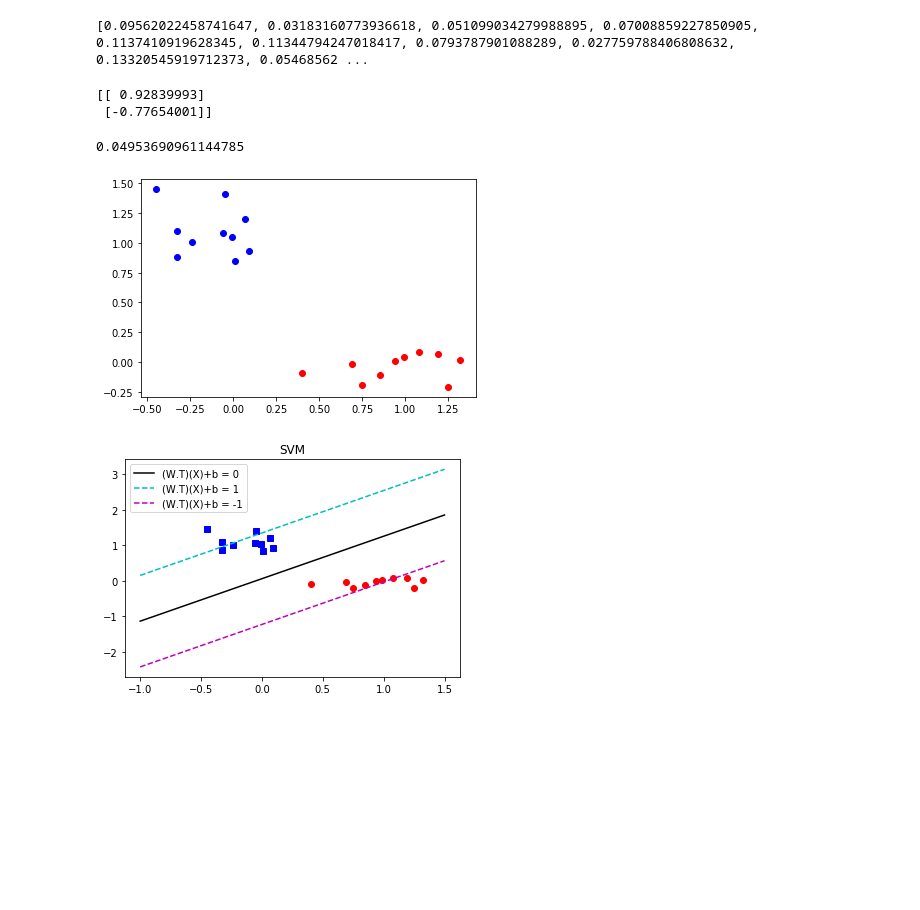
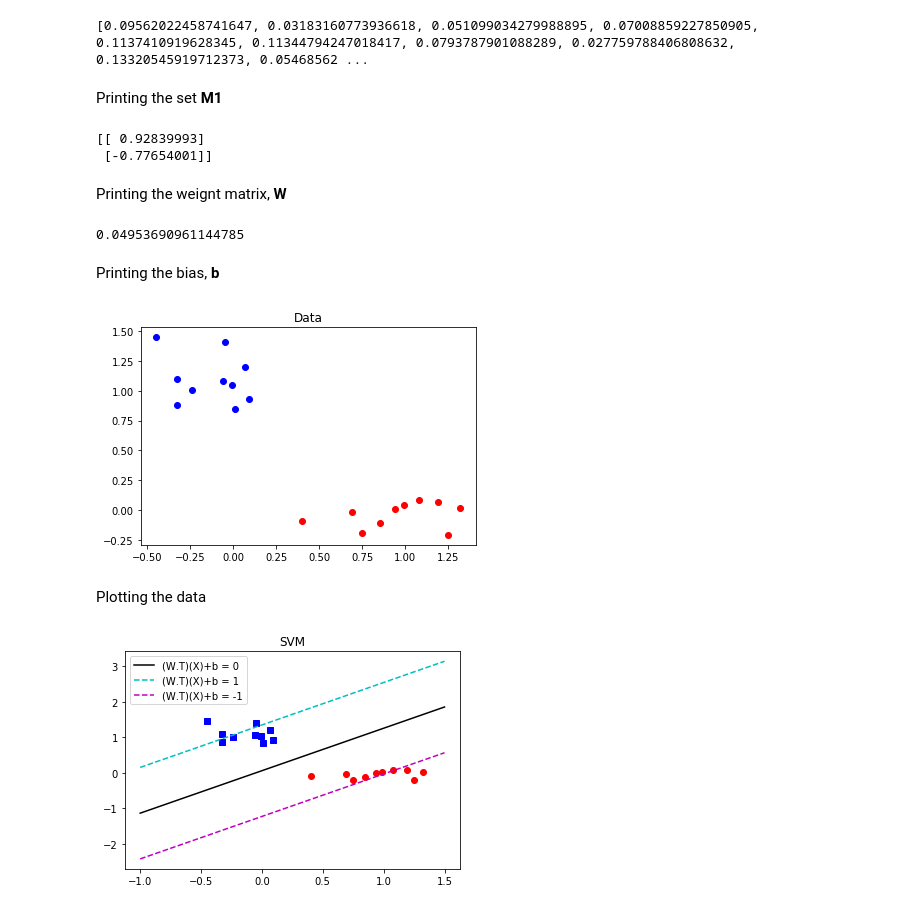
Before and after one commit to gnitish18/Pattern_Recognition-SVM, a Jupyter notebook: SourceCode.ipynb, the cells around one changed output. Drawn from its saved outputs; the diff is of its cells as text; code cells hidden in the pictures; blank space fills up the shorter version.

```diff
--- a/SourceCode.ipynb
+++ b/SourceCode.ipynb
@@ -65,6 +63,8 @@ for i in range (len(m1)):
 print(M1)
 # %% [output]
 [0.09562022458741647, 0.03183160773936618, 0.051099034279988895, 0.07008859227850905, 0.1137410919628345, 0.11344794247018417, 0.0793787901088289, 0.027759788406808632, 0.13320545919712373, 0.05468562 ...
+# %% [markdown]
+Printing the set **M1**
 # %%
 w1=w2=0
 
@@ -78,5 +78,7 @@ print(w)
 # %% [output]
 [[ 0.92839993]
  [-0.77654001]]
+# %% [markdown]
+Printing the weignt matrix, **W**
 # %%
 si = sj = 0
@@ -91,12 +93,17 @@ b = si/len(m1)
 print(b)
 # %% [output]
 0.04953690961144785
+# %% [markdown]
+Printing the bias, **b**
 # %%
 plt.plot(DATA1[0,:], DATA1[1,:], 'ro')
 plt.plot(DATA2[0,:], DATA2[1,:], 'bo')
+plt.title('Data')
 plt.show()
 # %% [output]
-[figure, old version]
+[figure, new version]
+# %% [markdown]
+Plotting the data
 # %%
 a = -w[0] / w[1]
 xx = np.linspace(-1, 1.5)
```
Also changed, not shown: parts of 22 cells of this notebook.
